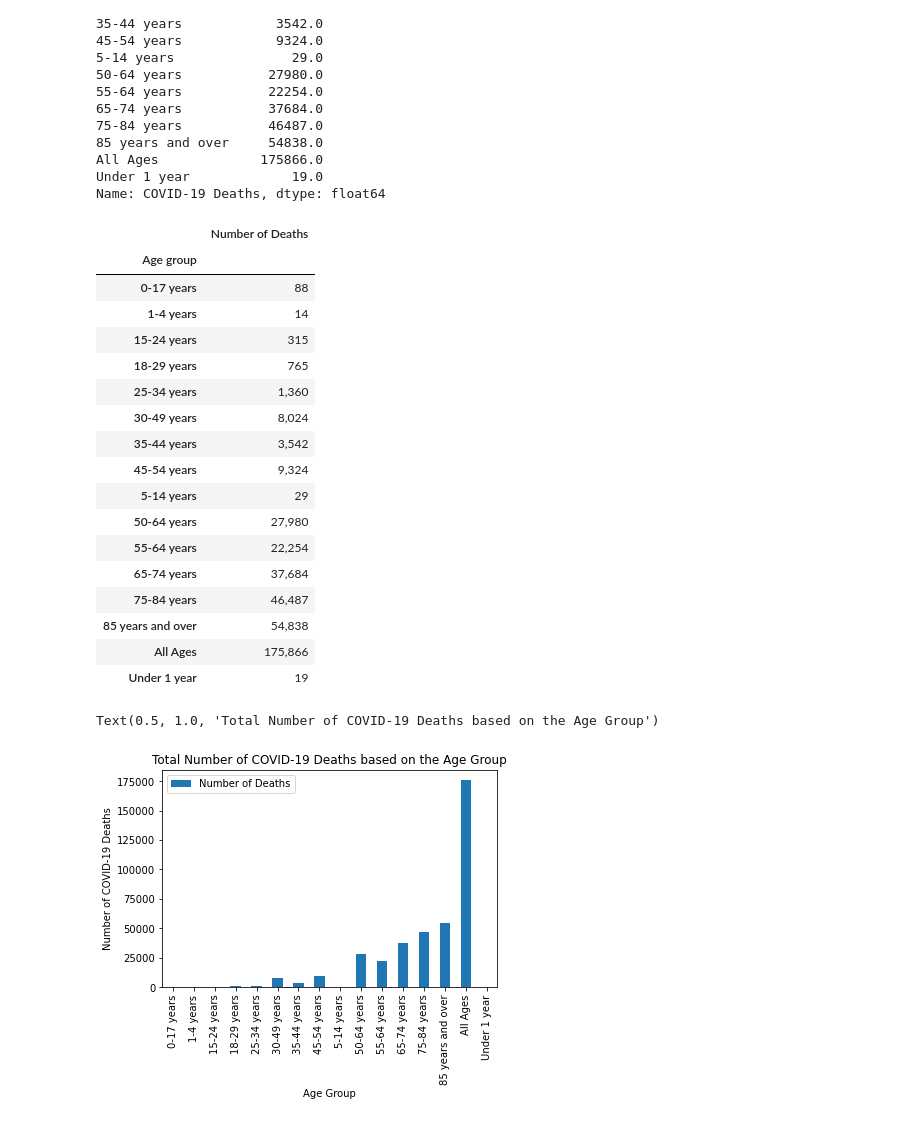
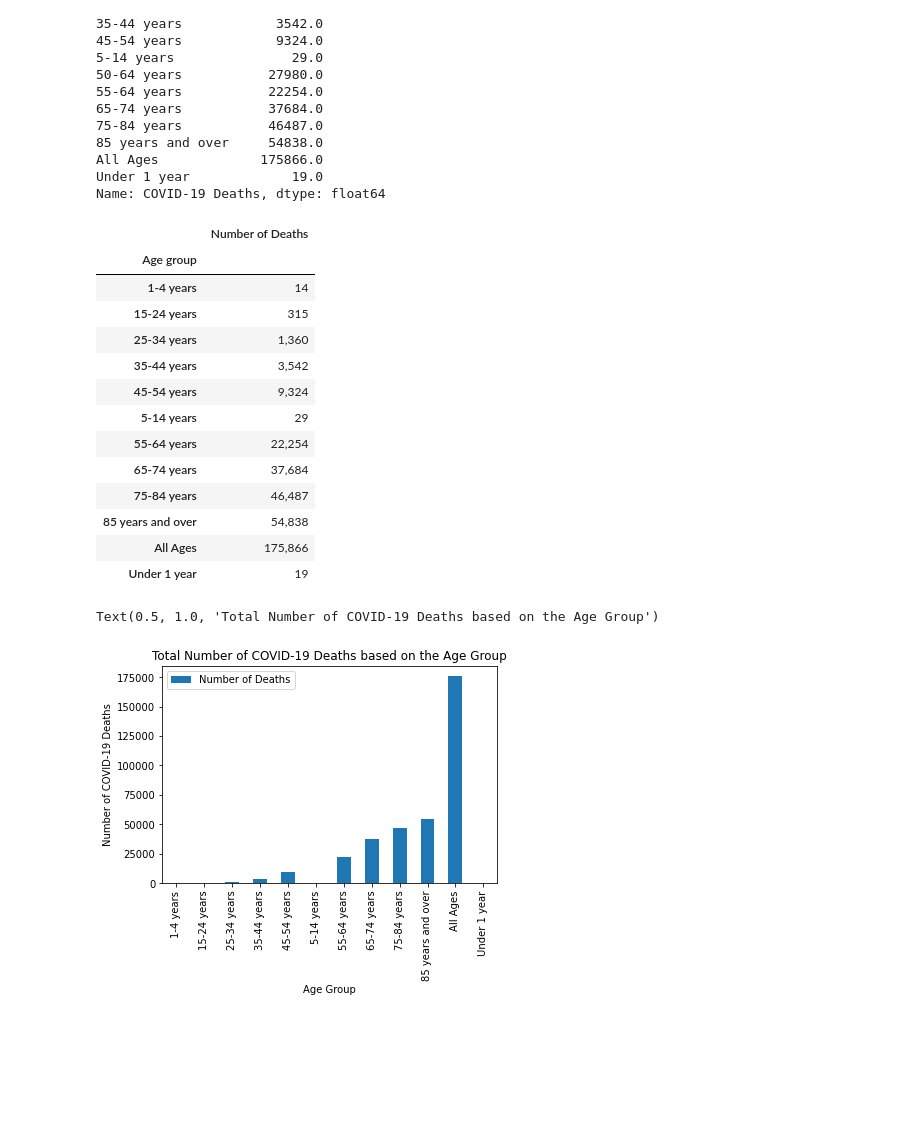
Before and after one commit to gelopez21/ProjectOne, a Jupyter notebook: Project One - Data Cleansing.ipynb, the cells around one changed output. Drawn from its saved outputs; the diff is of its cells as text; code cells hidden in the pictures; blank space fills up the shorter version.

```diff
--- a/Project One - Data Cleansing.ipynb
+++ b/Project One - Data Cleansing.ipynb
@@ -127,20 +127,19 @@ Name: COVID-19 Deaths, dtype: float64
 # %%
 death_by_age = pd.DataFrame({"Number of Deaths": death_counts})
 
-death_by_age.style.format({"Number of Deaths":"{:,.0f}"})
+#dropping a few overlap age_group columns
+death_by_age2 = death_by_age.drop(["0-17 years", "18-29 years", "30-49 years", "50-64 years"])
+
+death_by_age2.style.format({"Number of Deaths":"{:,.0f}"})
 # %% [output]
 |  | Number of Deaths |
 | Age group |  |
-| 0-17 years | 88 |
 | 1-4 years | 14 |
 | 15-24 years | 315 |
-| 18-29 years | 765 |
 | 25-34 years | 1,360 |
-| 30-49 years | 8,024 |
 | 35-44 years | 3,542 |
 | 45-54 years | 9,324 |
 | 5-14 years | 29 |
-| 50-64 years | 27,980 |
 | 55-64 years | 22,254 |
 | 65-74 years | 37,684 |
 | 75-84 years | 46,487 |
@@ -148,13 +147,13 @@ death_by_age.style.format({"Number of Deaths":"{:,.0f}"})
 | All Ages | 175,866 |
 | Under 1 year | 19 |
 # %%
-death_by_age.plot(kind="bar")
+death_by_age2.plot(kind="bar")
 plt.xlabel("Age Group")
 plt.ylabel("Number of COVID-19 Deaths")
 plt.title("Total Number of COVID-19 Deaths based on the Age Group")
 # %% [output]
 Text(0.5, 1.0, 'Total Number of COVID-19 Deaths based on the Age Group')
-[figure, old version]
+[figure, new version]
 # %%
 df_US_male = df_US[df_US["Sex"] == "Male"]
 df_US_female = df_US[df_US["Sex"] == "Female"]
```
Also changed, not shown: parts of 2 cells of this notebook.
